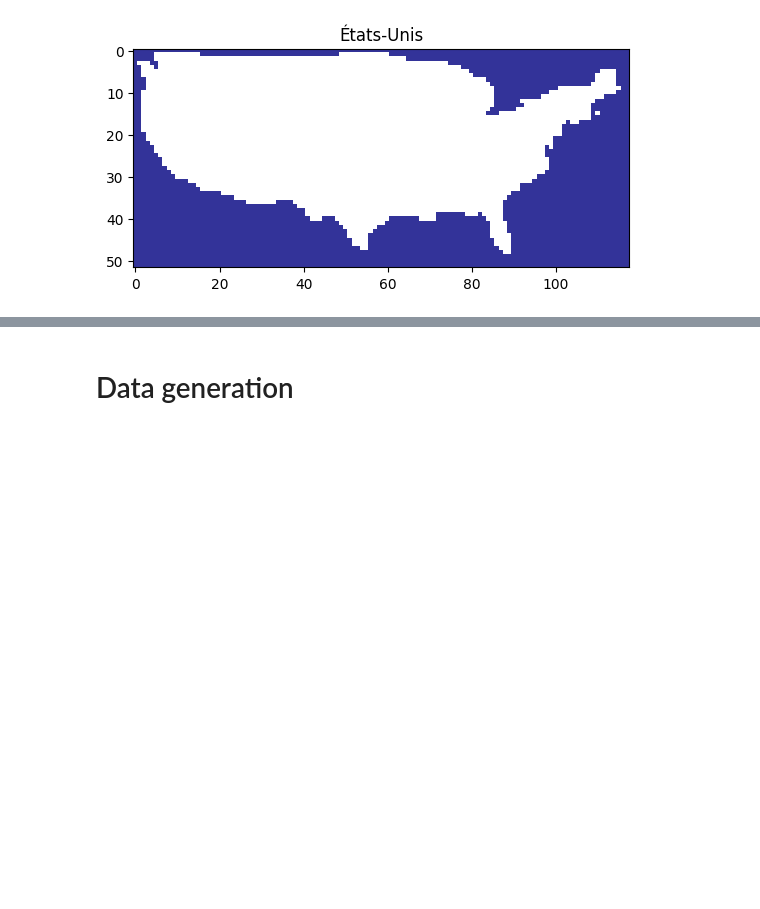
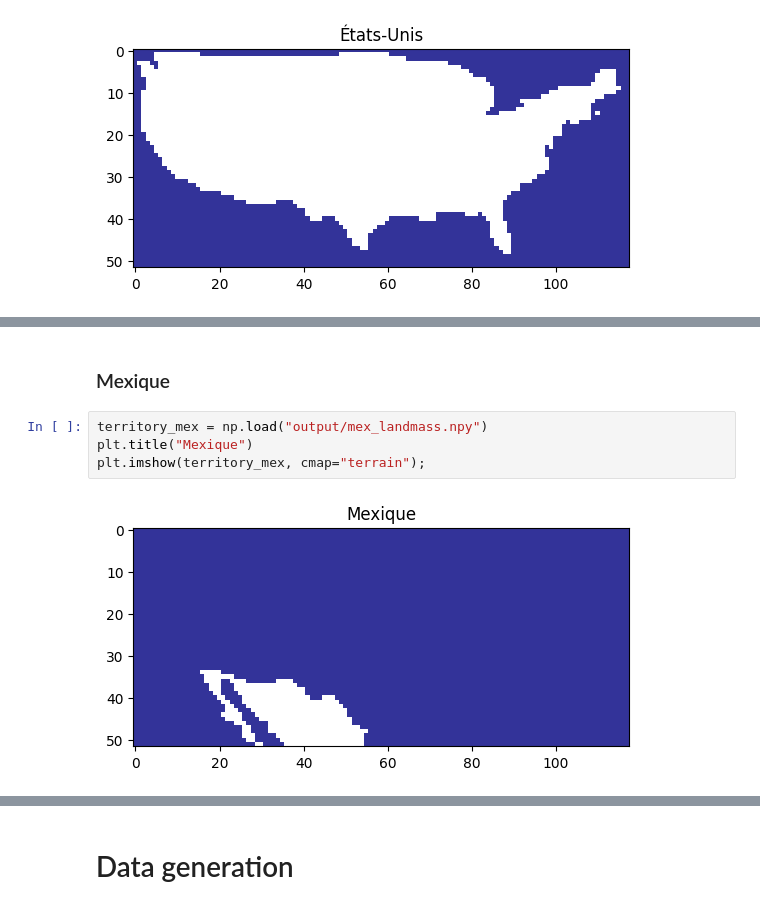
Before and after one commit to felixpoirier1/I3C, a Jupyter notebook: layers.ipynb, the cells around one changed output, grey strips where cells are left out. Cells and saved outputs as stored; diff of their text form; blank space fills up the shorter version.

```diff
--- a/layers.ipynb
+++ b/layers.ipynb
@@ -41,0 +52,8 @@ plt.imshow(territory, cmap="terrain");
+# %% [markdown]
+### Mexique
+# %%
+territory_mex = np.load("output/mex_landmass.npy")
+plt.title("Mexique")
+plt.imshow(territory_mex, cmap="terrain");
+# %% [output]
+[figure, added]
```
Also changed, not shown: parts of 15 cells of this notebook, 7 other files.
